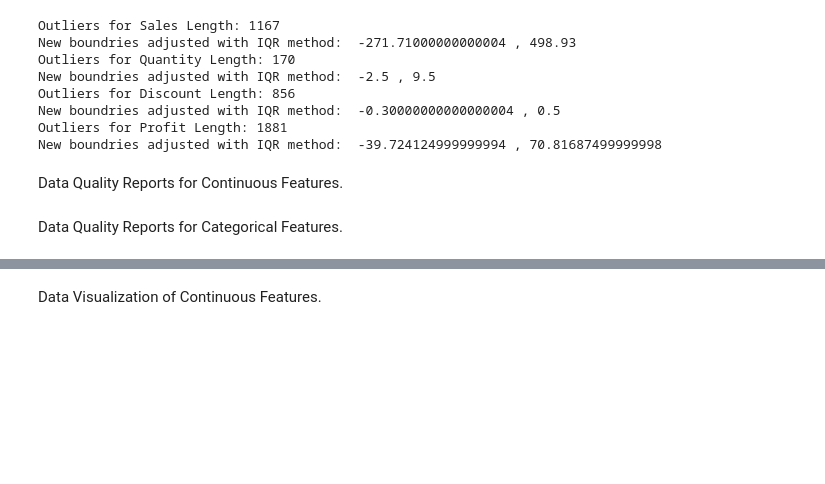
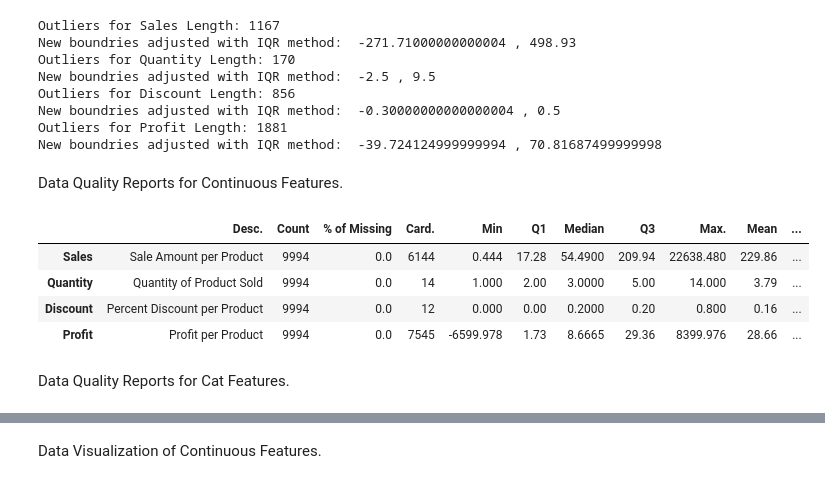
Before and after one commit to AmandeepSBassi/DataScienceProject, a Jupyter notebook: Project.Preprocessing.ipynb, the cells around one changed output, grey strips where cells are left out. Saved outputs shown, nothing was run; the diff lists cells and outputs as text; code cells hidden in the pictures; blank space fills up the shorter version.

```diff
--- a/Project.Preprocessing.ipynb
+++ b/Project.Preprocessing.ipynb
@@ -207,2 +180,26 @@ Data Quality Reports for Continuous Features.
+# %%
+#Code for continuous features.
+
+dqr_cont = pd.DataFrame(columns=['Desc.', 'Count', '% of Missing', 'Card.', 'Min', 'Q1', 'Median', 'Q3', 'Max.', 'Mean', 'Std. Dev.', 'Notes'], index=list(cont_df.columns.values))
+dqr_cont['Desc.'] = features_df['desc']
+dqr_cont['Count'] = cont_df.count()
+dqr_cont['% of Missing'] = (cont_df.isnull().sum().divide(cont_df.count())*100).round(2)
+dqr_cont['Card.'] = cont_df.nunique()
+dqr_cont['Min'] = cont_df.min()
+dqr_cont['Q1'] = cont_df.quantile(0.25).round(2)
+dqr_cont['Median'] = cont_df.median()
+dqr_cont['Q3'] = cont_df.quantile(0.75).round(2)
+dqr_cont['Max.'] = cont_df.max()
+dqr_cont['Mean'] = cont_df.mean().round(2)
+dqr_cont['Std. Dev.'] = cont_df.std().round(2)
+
+
+dqr_cont
+# %% [output]
+|  | Desc. | Count | % of Missing | Card. | Min | Q1 | Median | Q3 | Max. | Mean | ... |
+| Sales | Sale Amount per Product | 9994 | 0.0 | 6144 | 0.444 | 17.28 | 54.4900 | 209.94 | 22638.480 | 229.86 | ... |
+| Quantity | Quantity of Product Sold | 9994 | 0.0 | 14 | 1.000 | 2.00 | 3.0000 | 5.00 | 14.000 | 3.79 | ... |
+| Discount | Percent Discount per Product | 9994 | 0.0 | 12 | 0.000 | 0.00 | 0.2000 | 0.20 | 0.800 | 0.16 | ... |
+| Profit | Profit per Product | 9994 | 0.0 | 7545 | -6599.978 | 1.73 | 8.6665 | 29.36 | 8399.976 | 28.66 | ... |
 # %% [markdown]
-Data Quality Reports for Categorical Features.
+Data Quality Reports for Cat Features.
```
Also changed, not shown: parts of 11 cells of this notebook.
